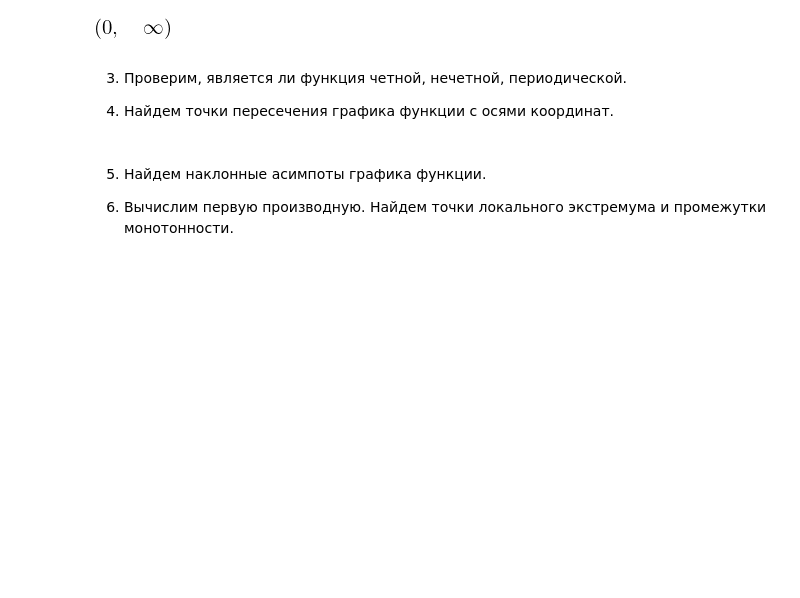
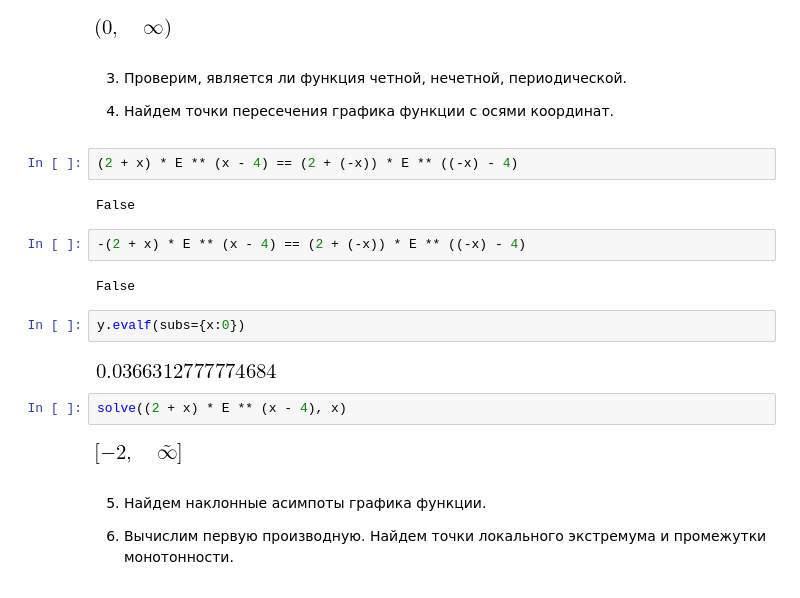
Before and after one commit to OlgaBelitskaya/math_20182019, a Jupyter notebook: mathanalysis_standardcalc209-215.ipynb, the cells around one changed output. Saved outputs shown, nothing was run; the diff lists cells and outputs as text; blank space fills up the shorter version.

```diff
--- a/mathanalysis_standardcalc209-215.ipynb
+++ b/mathanalysis_standardcalc209-215.ipynb
@@ -632,6 +636,22 @@ limit(y, x, -oo), limit(y, x, +oo)
 
 
 4) Найдем точки пересечения графика функции с осями координат.
+# %%
+(2 + x) * E ** (x - 4) == (2 + (-x)) * E ** ((-x) - 4)
+# %% [output]
+False
+# %%
+-(2 + x) * E ** (x - 4) == (2 + (-x)) * E ** ((-x) - 4)
+# %% [output]
+False
+# %%
+y.evalf(subs={x:0})
+# %% [output]
+[figure, added]
+# %%
+solve((2 + x) * E ** (x - 4), x)
+# %% [output]
+[figure, added]
 # %% [markdown]
 5) Найдем наклонные асимпоты графика функции.
 
```
Also changed, not shown: parts of 11 cells of this notebook.
